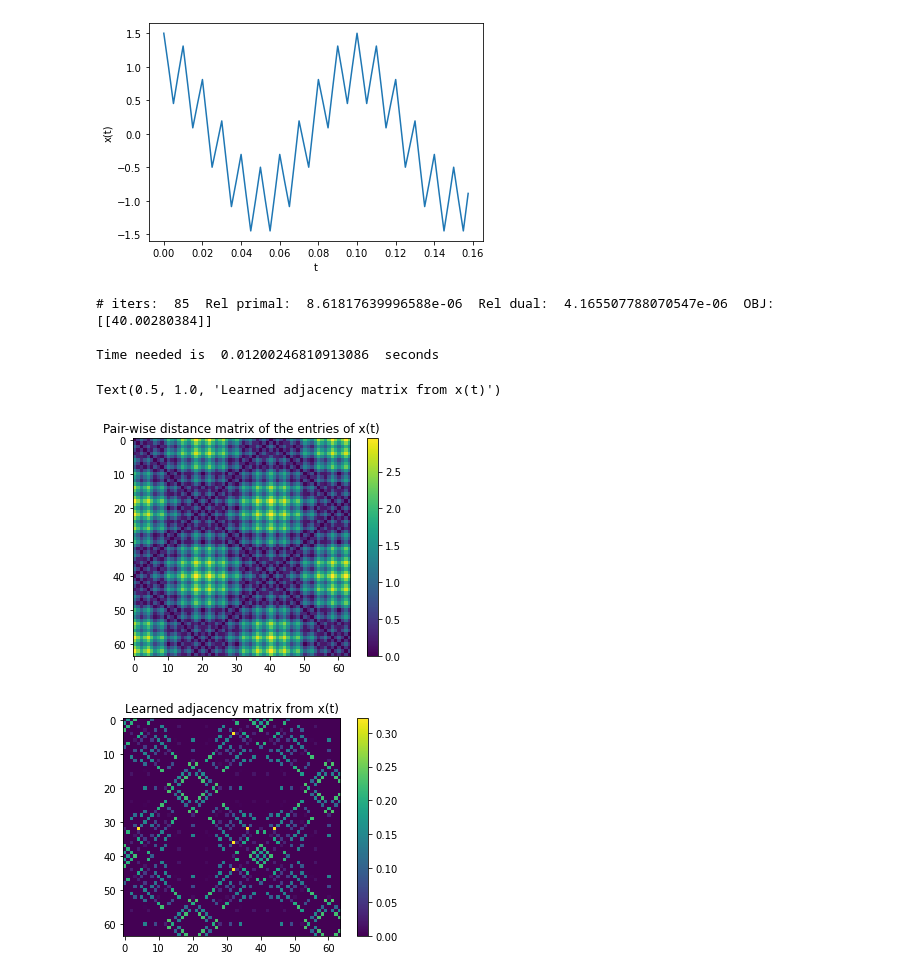
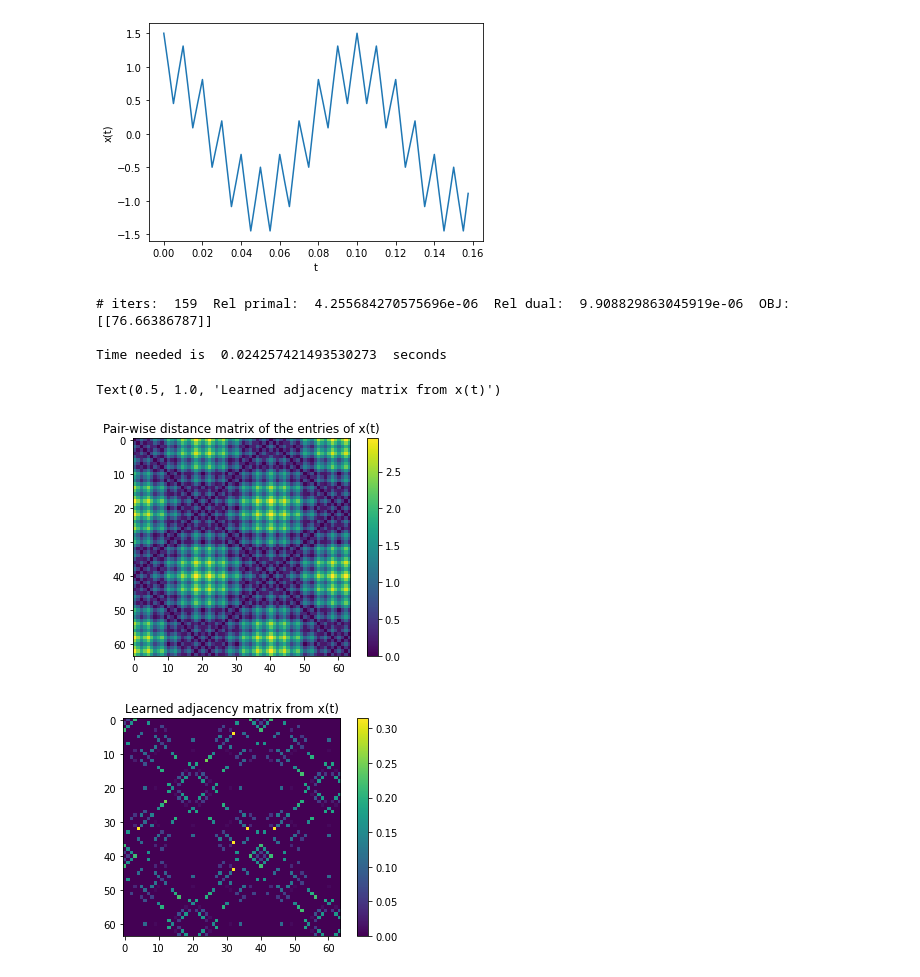
Before and after one commit to jfflorez/learngraph, a Jupyter notebook: demo_learn_a_graph_from_a_signal.ipynb, the cells around one changed output. Drawn from its saved outputs; the diff is of its cells as text; code cells hidden in the pictures.

```diff
--- a/demo_learn_a_graph_from_a_signal.ipynb
+++ b/demo_learn_a_graph_from_a_signal.ipynb
@@ -30,35 +30,36 @@ plt.figure()
 ax0 = plt.gca()
 img = ax0.imshow(Z)
 plt.colorbar(img, ax = ax0)
 ax0.set_title('Pair-wise distance matrix of the entries of x(t)')
 
 
 params = {}
 #params['w_0'] = np.zeros((m,m))
 #params['c'] = 1
 params['fix_zeros'] = True
 params['edge_mask'] = np.zeros((m,m)) #np.reshape(np.array([1,1,1,1,0,0,0,1,0,0,0,0,0,0,0,0]),(16,1))
 params['edge_mask'][Z>0.5] = 1
 #params['verbosity'] = 3
 #params['nargout'] = 1
 
 nargout = 1
 a = 1
 b = 1
-
-W = gl.gsp_learn_graph_log_degrees(Z,a,b,params)
+k = 10
+theta = gl.estimate_theta(Z,k)
+W = gl.gsp_learn_graph_log_degrees(theta*Z,a,b,params)
 W[W<1e-5] = 0
 plt.figure()
 ax0 = plt.gca()
 img = ax0.imshow(W.toarray())
 plt.colorbar(img, ax=ax0)
 ax0.set_title('Learned adjacency matrix from x(t)')
 
 #ax.imshow(W)
 # %% [output]
-# iters:  85  Rel primal:  8.61817639996588e-06  Rel dual:  4.165507788070547e-06  OBJ:  [[40.00280384]]
+# iters:  159  Rel primal:  4.255684270575696e-06  Rel dual:  9.908829863045919e-06  OBJ:  [[76.66386787]]
 
-Time needed is  0.01200246810913086  seconds
+Time needed is  0.024257421493530273  seconds
 Text(0.5, 1.0, 'Learned adjacency matrix from x(t)')
 [figure]
-[figure, old version]
+[figure, new version]
```
